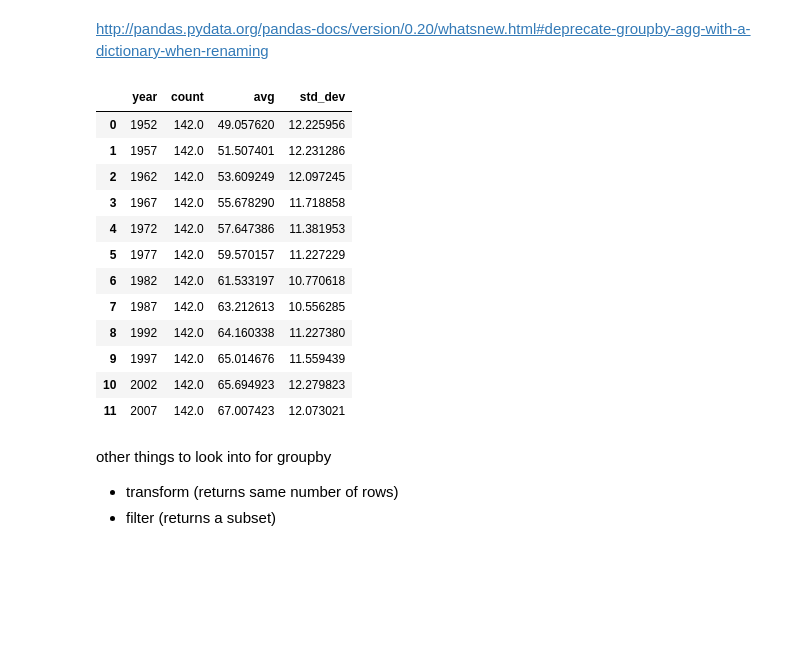
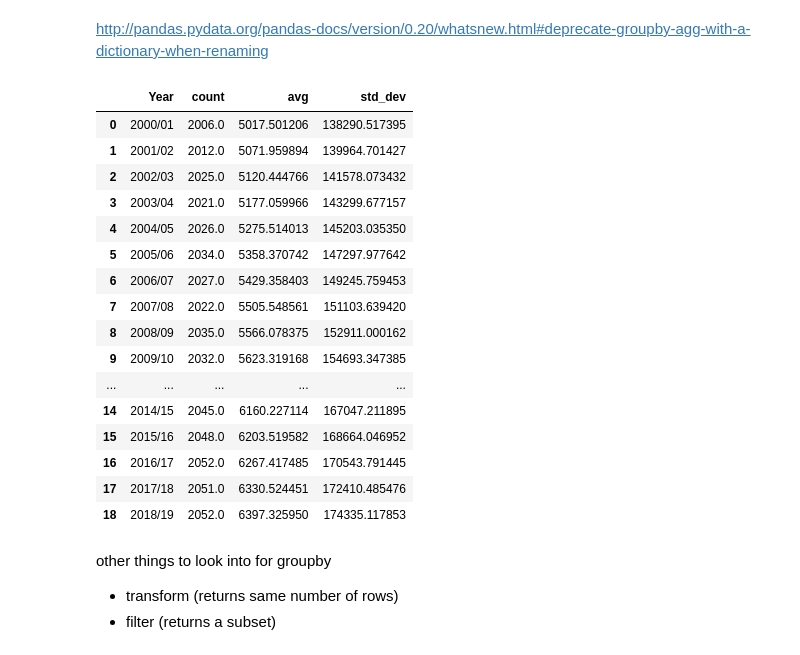
Before and after one commit to LaGuer/scipy-2017-tutorial-pandas, a Jupyter notebook: 01-notes/07-groupby.ipynb, the cells around one changed output. Drawn from its saved outputs; the diff is of its cells as text; code cells hidden in the pictures; blank space fills up the shorter version.

```diff
--- a/01-notes/07-groupby.ipynb
+++ b/01-notes/07-groupby.ipynb
@@ -9 +7,5 @@ gapminder = pd.read_csv('../data/gapminder.tsv', sep='\t')
+# %%
+#gapminder = pd.read_csv('../data/gapminder.tsv', sep='\t')
+wheat = pd.read_csv('https://raw.githubusercontent.com/LaGuer/JupyterDataScienceWorkflow/master/dataset/CRSW-AMIS.csv')
+rice = pd.read_csv('https://raw.githubusercontent.com/LaGuer/JupyterDataScienceWorkflow/master/dataset/oecd-CRSW-crop-production.csv')
 # %%
@@ -153,26 +193,30 @@ is deprecated and will be removed in a future version
 # %% [markdown]
 http://pandas.pydata.org/pandas-docs/version/0.20/whatsnew.html#deprecate-groupby-agg-with-a-dictionary-when-renaming
 # %%
-gapminder.groupby('year')['lifeExp'].\
+wheat.groupby('Year')['Value'].\
     agg([np.count_nonzero, np.mean, np.std]).\
     rename(columns={'count_nonzero': 'count',
                    'mean': 'avg',
                    'std': 'std_dev'}).\
     reset_index()
 # %% [output]
-|  | year | count | avg | std_dev |
-| 0 | 1952 | 142.0 | 49.057620 | 12.225956 |
-| 1 | 1957 | 142.0 | 51.507401 | 12.231286 |
-| 2 | 1962 | 142.0 | 53.609249 | 12.097245 |
-| 3 | 1967 | 142.0 | 55.678290 | 11.718858 |
-| 4 | 1972 | 142.0 | 57.647386 | 11.381953 |
-| 5 | 1977 | 142.0 | 59.570157 | 11.227229 |
-| 6 | 1982 | 142.0 | 61.533197 | 10.770618 |
-| 7 | 1987 | 142.0 | 63.212613 | 10.556285 |
-| 8 | 1992 | 142.0 | 64.160338 | 11.227380 |
-| 9 | 1997 | 142.0 | 65.014676 | 11.559439 |
-| 10 | 2002 | 142.0 | 65.694923 | 12.279823 |
-| 11 | 2007 | 142.0 | 67.007423 | 12.073021 |
+|  | Year | count | avg | std_dev |
+| 0 | 2000/01 | 2006.0 | 5017.501206 | 138290.517395 |
+| 1 | 2001/02 | 2012.0 | 5071.959894 | 139964.701427 |
+| 2 | 2002/03 | 2025.0 | 5120.444766 | 141578.073432 |
+| 3 | 2003/04 | 2021.0 | 5177.059966 | 143299.677157 |
+| 4 | 2004/05 | 2026.0 | 5275.514013 | 145203.035350 |
+| 5 | 2005/06 | 2034.0 | 5358.370742 | 147297.977642 |
+| 6 | 2006/07 | 2027.0 | 5429.358403 | 149245.759453 |
+| 7 | 2007/08 | 2022.0 | 5505.548561 | 151103.639420 |
+| 8 | 2008/09 | 2035.0 | 5566.078375 | 152911.000162 |
+| 9 | 2009/10 | 2032.0 | 5623.319168 | 154693.347385 |
+| ... | ... | ... | ... | ... |
+| 14 | 2014/15 | 2045.0 | 6160.227114 | 167047.211895 |
+| 15 | 2015/16 | 2048.0 | 6203.519582 | 168664.046952 |
+| 16 | 2016/17 | 2052.0 | 6267.417485 | 170543.791445 |
+| 17 | 2017/18 | 2051.0 | 6330.524451 | 172410.485476 |
+| 18 | 2018/19 | 2052.0 | 6397.325950 | 174335.117853 |
 # %% [markdown]
 other things to look into for groupby
 
```
Also changed, not shown: parts of 16 cells of this notebook.
